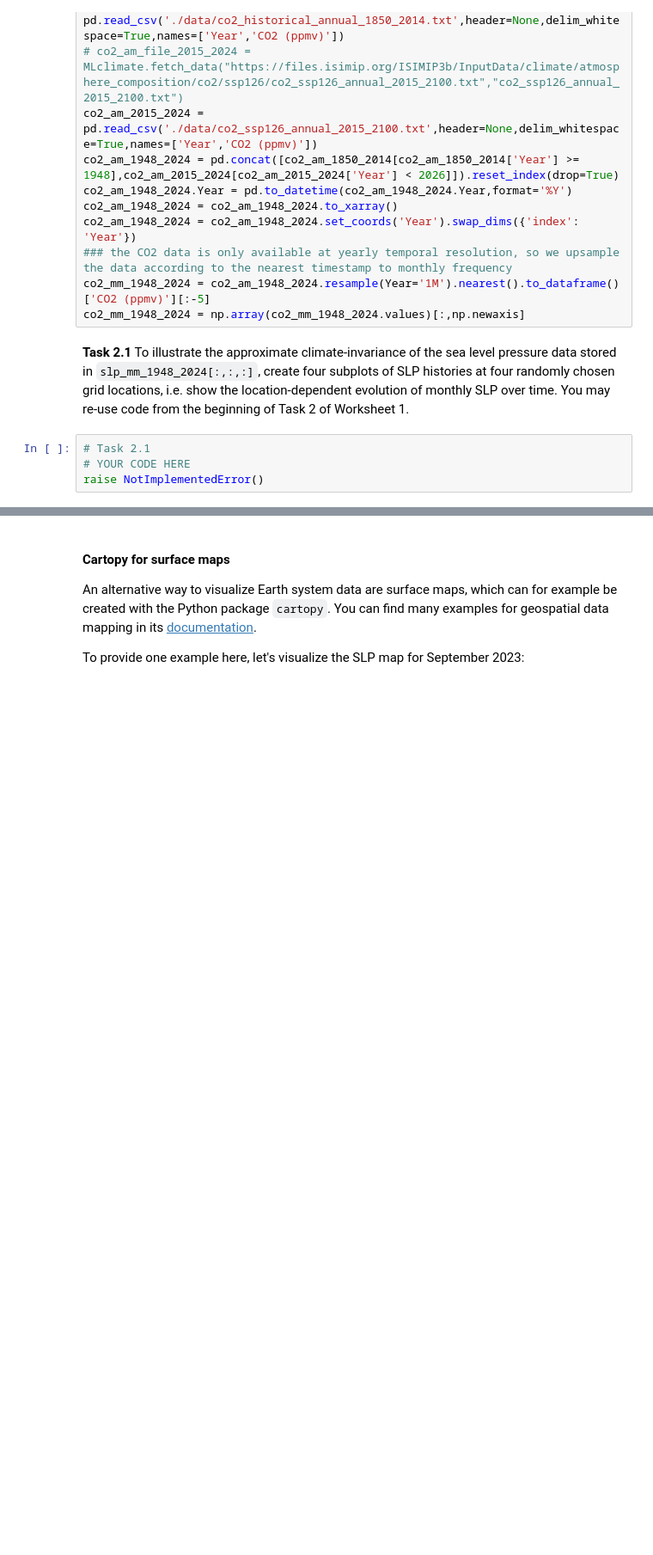
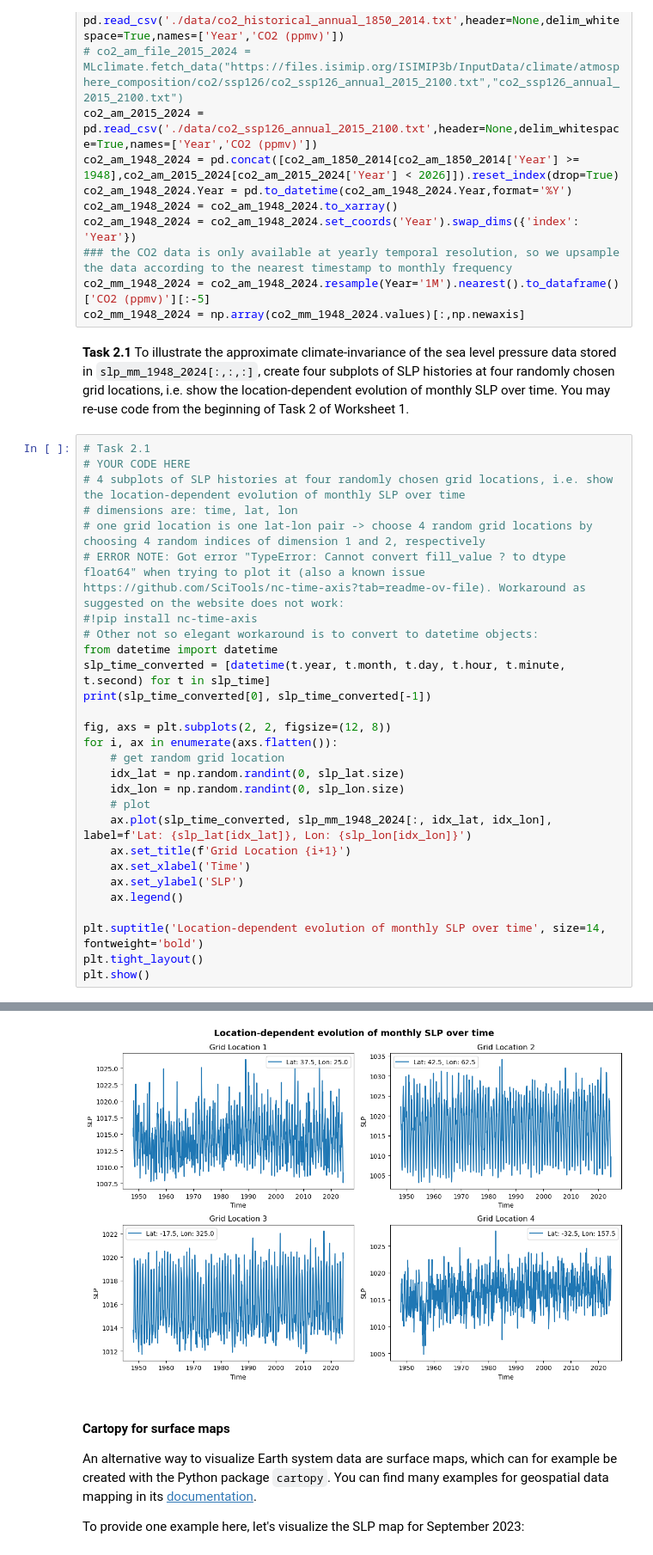
Before and after one commit to nina-prog/climate-env-ml, a Jupyter notebook: Assignment02/Assignment02/Exercise02.ipynb, the cells around one changed output, grey strips where cells are left out. Shown at 86% size. Cells and saved outputs as stored; diff of their text form; blank space fills up the shorter version.

```diff
--- a/Assignment02/Assignment02/Exercise02.ipynb
+++ b/Assignment02/Assignment02/Exercise02.ipynb
@@ -352,7 +357,32 @@ co2_mm_1948_2024 = co2_am_1948_2024.resample(Year='1M').nearest().to_dataframe()
 co2_mm_1948_2024 = np.array(co2_mm_1948_2024.values)[:,np.newaxis]
 # %% [markdown]
 **Task 2.1** To illustrate the approximate climate-invariance of the sea level pressure data stored in `slp_mm_1948_2024[:,:,:]`, create four subplots of SLP histories at four randomly chosen grid locations, i.e. show the location-dependent evolution of monthly SLP over time. You may re-use code from the beginning of Task 2 of Worksheet 1.
-# %%
-# Task 2.1
-# YOUR CODE HERE
-raise NotImplementedError()
+# %%
+# Task 2.1
+# YOUR CODE HERE
+# 4 subplots of SLP histories at four randomly chosen grid locations, i.e. show the location-dependent evolution of monthly SLP over time
+# dimensions are: time, lat, lon
+# one grid location is one lat-lon pair -> choose 4 random grid locations by choosing 4 random indices of dimension 1 and 2, respectively
+# ERROR NOTE: Got error "TypeError: Cannot convert fill_value ? to dtype float64" when trying to plot it (also a known issue https://github.com/SciTools/nc-time-axis?tab=readme-ov-file). Workaround as suggested on the website does not work:
+#!pip install nc-time-axis
+# Other not so elegant workaround is to convert to datetime objects:
+from datetime import datetime
+slp_time_converted = [datetime(t.year, t.month, t.day, t.hour, t.minute, t.second) for t in slp_time]
+print(slp_time_converted[0], slp_time_converted[-1])
+
+fig, axs = plt.subplots(2, 2, figsize=(12, 8))
+for i, ax in enumerate(axs.flatten()):
+    # get random grid location
+    idx_lat = np.random.randint(0, slp_lat.size)
+    idx_lon = np.random.randint(0, slp_lon.size)
+    # plot
+    ax.plot(slp_time_converted, slp_mm_1948_2024[:, idx_lat, idx_lon], label=f'Lat: {slp_lat[idx_lat]}, Lon: {slp_lon[idx_lon]}')
+    ax.set_title(f'Grid Location {i+1}')
+    ax.set_xlabel('Time')
+    ax.set_ylabel('SLP')
+    ax.legend()
+
+plt.suptitle('Location-dependent evolution of monthly SLP over time', size=14, fontweight='bold')
+plt.tight_layout()
+plt.show()
+# %% [output]
@@ -359,3 +390,4 @@ raise NotImplementedError()
+[figure, added]
 # %% [markdown]
 #### Cartopy for surface maps
 
```
Also changed, not shown: parts of 27 cells of this notebook.
